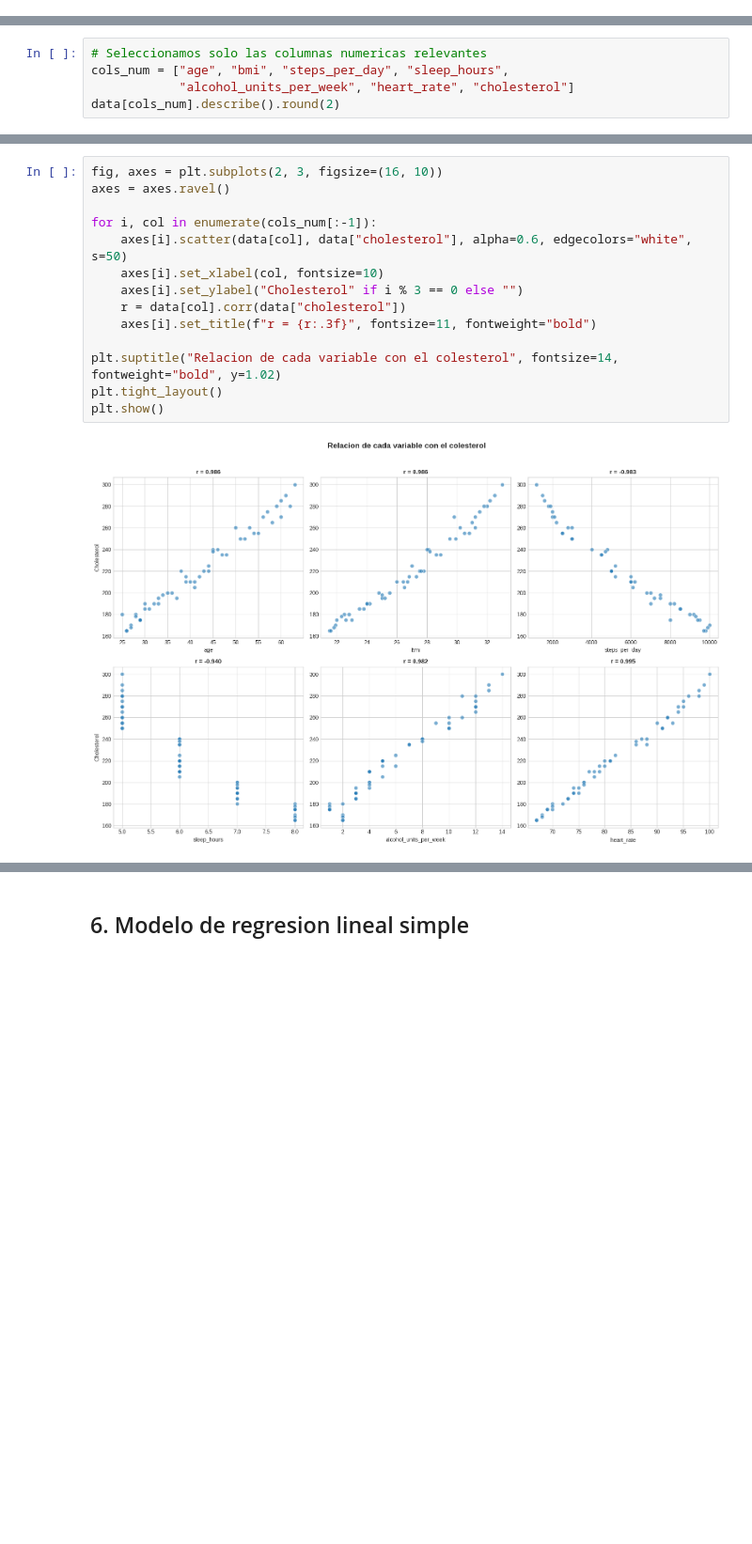
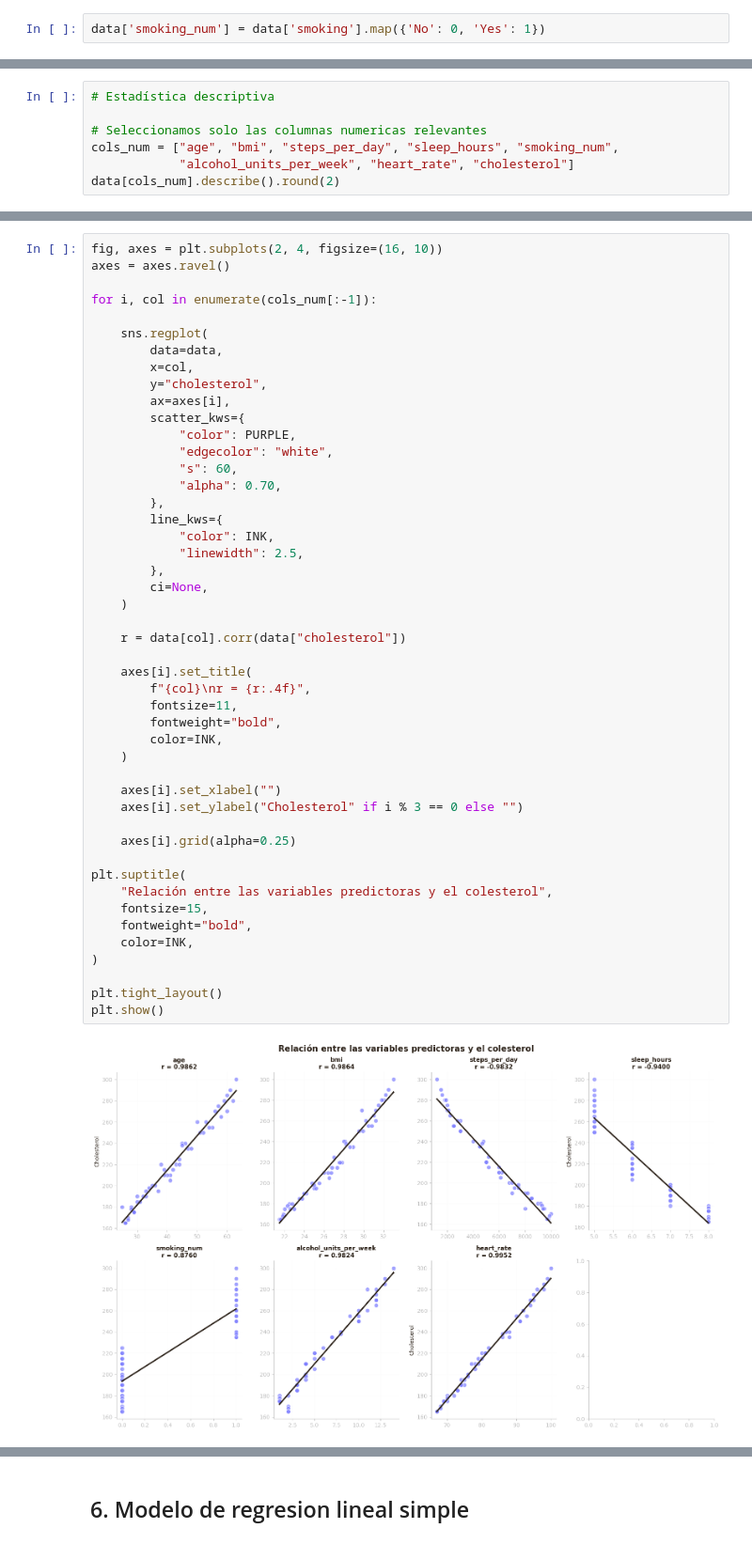
Before and after one commit to BORJAMOME/Data-Analytics-Portfolio, a Jupyter notebook: 03-Machine-Learning/01-supervisado/regresion/01-regresion-lineal-simple/02-salud/notebook.ipynb, the cells around one changed output, grey strips where cells are left out. Shown at 94% size. Drawn from its saved outputs; the diff is of its cells as text; blank space fills up the shorter version.

```diff
--- a/03-Machine-Learning/01-supervisado/regresion/01-regresion-lineal-simple/02-salud/notebook.ipynb
+++ b/03-Machine-Learning/01-supervisado/regresion/01-regresion-lineal-simple/02-salud/notebook.ipynb
@@ -64,0 +115,2 @@ Registros: 50 | Columnas: 11
+# %%
+data['smoking_num'] = data['smoking'].map({'No': 0, 'Yes': 1})
@@ -65,6 +119,8 @@ Registros: 50 | Columnas: 11
 # %%
+# Estadística descriptiva
+
 # Seleccionamos solo las columnas numericas relevantes
-cols_num = ["age", "bmi", "steps_per_day", "sleep_hours",
+cols_num = ["age", "bmi", "steps_per_day", "sleep_hours", "smoking_num",
             "alcohol_units_per_week", "heart_rate", "cholesterol"]
 data[cols_num].describe().round(2)
 # %% [output]
@@ -122,16 +255,49 @@ Mejor candidata: heart_rate (r = 0.9952)
 # %%
-fig, axes = plt.subplots(2, 3, figsize=(16, 10))
+fig, axes = plt.subplots(2, 4, figsize=(16, 10))
 axes = axes.ravel()
 
 for i, col in enumerate(cols_num[:-1]):
-    axes[i].scatter(data[col], data["cholesterol"], alpha=0.6, edgecolors="white", s=50)
-    axes[i].set_xlabel(col, fontsize=10)
+
+    sns.regplot(
+        data=data,
+        x=col,
+        y="cholesterol",
+        ax=axes[i],
+        scatter_kws={
+            "color": PURPLE,
+            "edgecolor": "white",
+            "s": 60,
+            "alpha": 0.70,
+        },
+        line_kws={
+            "color": INK,
+            "linewidth": 2.5,
+        },
+        ci=None,
+    )
+
+    r = data[col].corr(data["cholesterol"])
+
+    axes[i].set_title(
+        f"{col}\nr = {r:.4f}",
+        fontsize=11,
+        fontweight="bold",
+        color=INK,
+    )
+
+    axes[i].set_xlabel("")
     axes[i].set_ylabel("Cholesterol" if i % 3 == 0 else "")
-    r = data[col].corr(data["cholesterol"])
-    axes[i].set_title(f"r = {r:.3f}", fontsize=11, fontweight="bold")
 
-plt.suptitle("Relacion de cada variable con el colesterol", fontsize=14, fontweight="bold", y=1.02)
+    axes[i].grid(alpha=0.25)
+
+plt.suptitle(
+    "Relación entre las variables predictoras y el colesterol",
+    fontsize=15,
+    fontweight="bold",
+    color=INK,
+)
+
 plt.tight_layout()
 plt.show()
 # %% [output]
-[figure, old version]
+[figure, new version]
```
Also changed, not shown: parts of 50 cells of this notebook, 1 other file.
